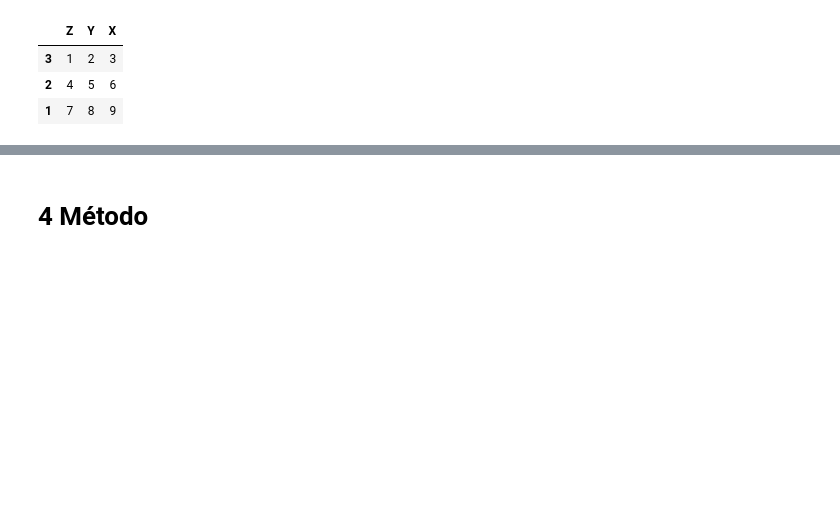
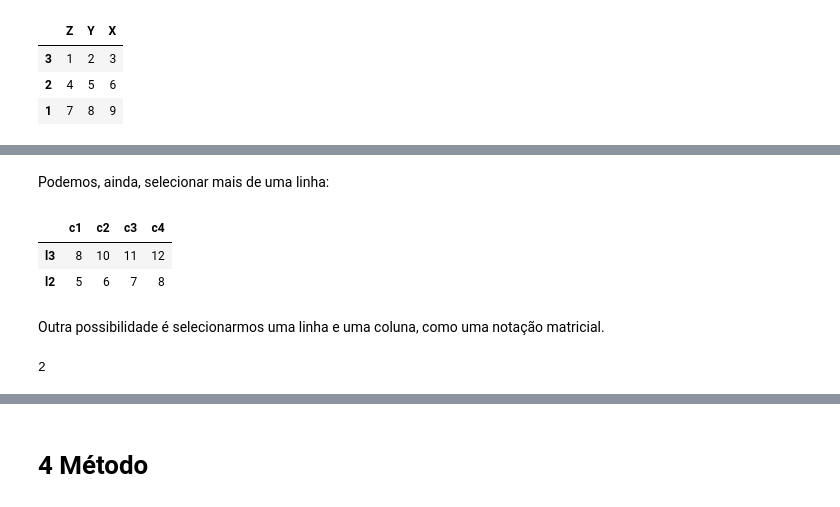
Before and after one commit to 1-aquila-1/data-science, a Jupyter notebook: 01-pandas.ipynb, the cells around one changed output, grey strips where cells are left out. Saved outputs shown, nothing was run; the diff lists cells and outputs as text; code cells hidden in the pictures; blank space fills up the shorter version.

```diff
--- a/01-pandas.ipynb
+++ b/01-pandas.ipynb
@@ -195,0 +223,14 @@ df
+# %% [markdown]
+Podemos, ainda, selecionar mais de uma linha:
+# %%
+df.loc[['l3', 'l2']]
+# %% [output]
+|  | c1 | c2 | c3 | c4 |
+| l3 | 8 | 10 | 11 | 12 |
+| l2 | 5 | 6 | 7 | 8 |
+# %% [markdown]
+Outra possibilidade é selecionarmos uma linha e uma coluna, como uma notação matricial.
+# %%
+df.loc['l1', 'c2']
+# %% [output]
+2
```
Also changed, not shown: parts of 11 cells of this notebook.
